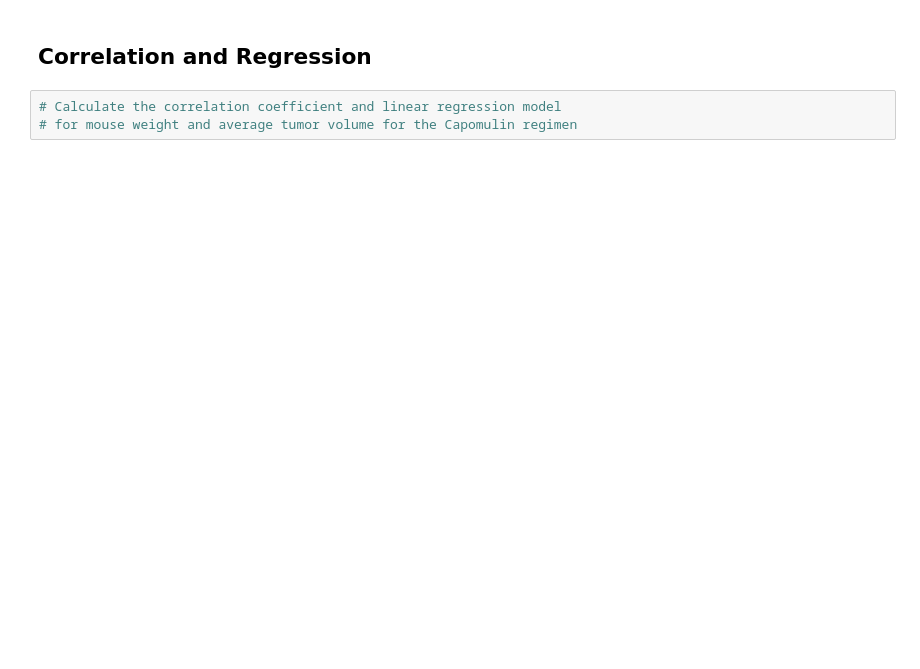
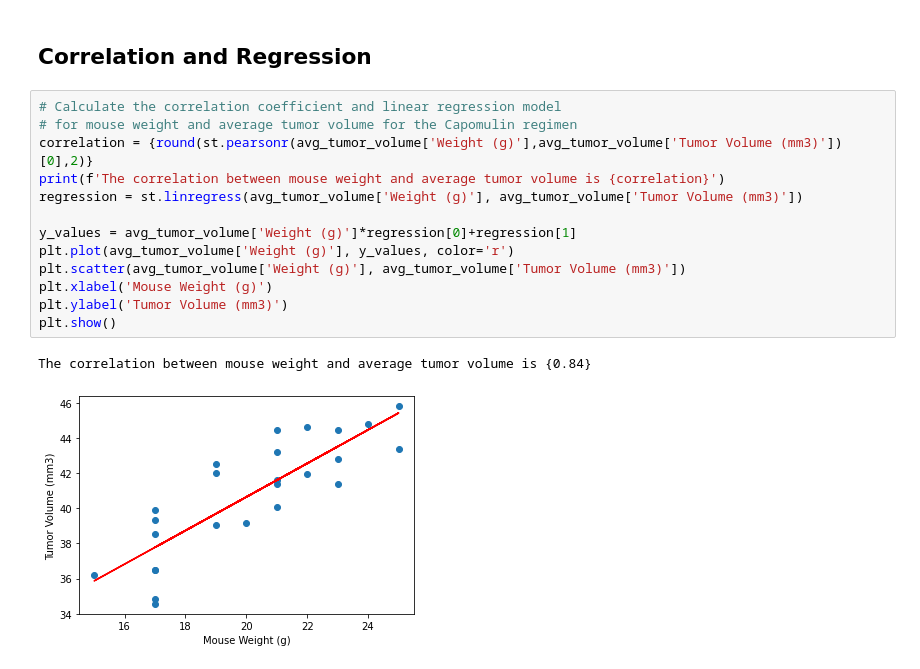
Before and after one commit to Barlow0471/MatplotlibHW, a Jupyter notebook: pymaceuticals_starter.ipynb, the cells around one changed output. Saved outputs shown, nothing was run; the diff lists cells and outputs as text; blank space fills up the shorter version.

Commit message:
Working on correlation and regression

```diff
--- a/pymaceuticals_starter.ipynb
+++ b/pymaceuticals_starter.ipynb
@@ -268,5 +270,18 @@ plt.show()
 # %% [markdown]
 ## Correlation and Regression
-# %%
-# Calculate the correlation coefficient and linear regression model
-# for mouse weight and average tumor volume for the Capomulin regimen
+# %%
+# Calculate the correlation coefficient and linear regression model
+# for mouse weight and average tumor volume for the Capomulin regimen
+correlation = {round(st.pearsonr(avg_tumor_volume['Weight (g)'],avg_tumor_volume['Tumor Volume (mm3)'])[0],2)}
+print(f'The correlation between mouse weight and average tumor volume is {correlation}')
+regression = st.linregress(avg_tumor_volume['Weight (g)'], avg_tumor_volume['Tumor Volume (mm3)'])
+
+y_values = avg_tumor_volume['Weight (g)']*regression[0]+regression[1]
+plt.plot(avg_tumor_volume['Weight (g)'], y_values, color='r')
+plt.scatter(avg_tumor_volume['Weight (g)'], avg_tumor_volume['Tumor Volume (mm3)'])
+plt.xlabel('Mouse Weight (g)')
+plt.ylabel('Tumor Volume (mm3)')
+plt.show()
+# %% [output]
+The correlation between mouse weight and average tumor volume is {0.84}
+[figure, added]
```
Also changed, not shown: parts of 1 cell of this notebook.
